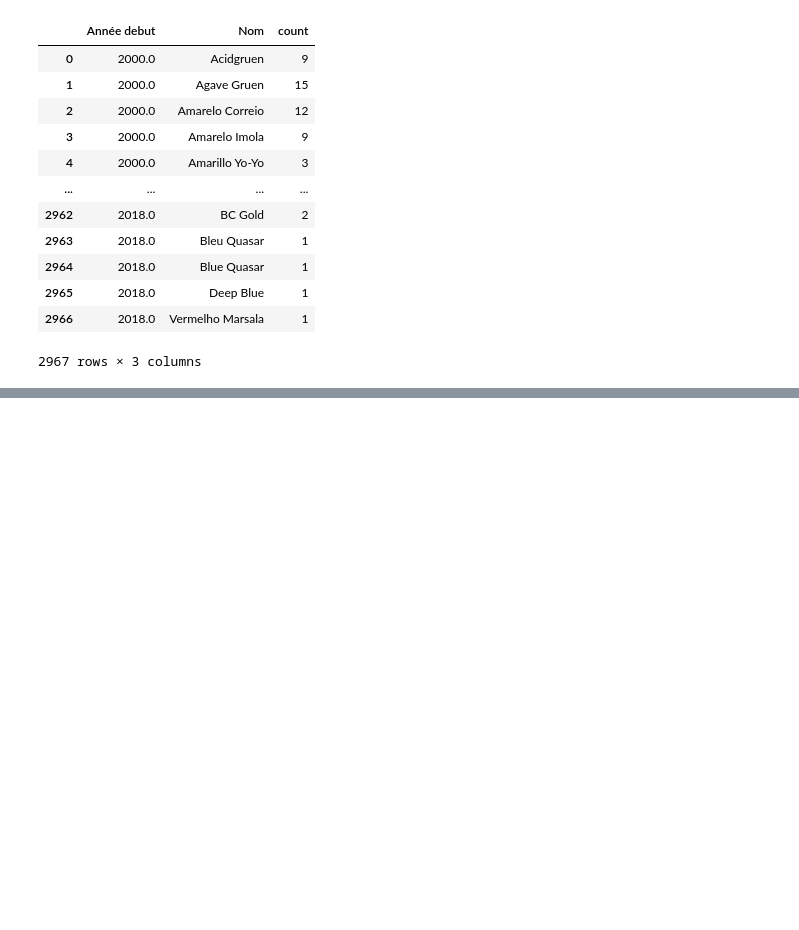
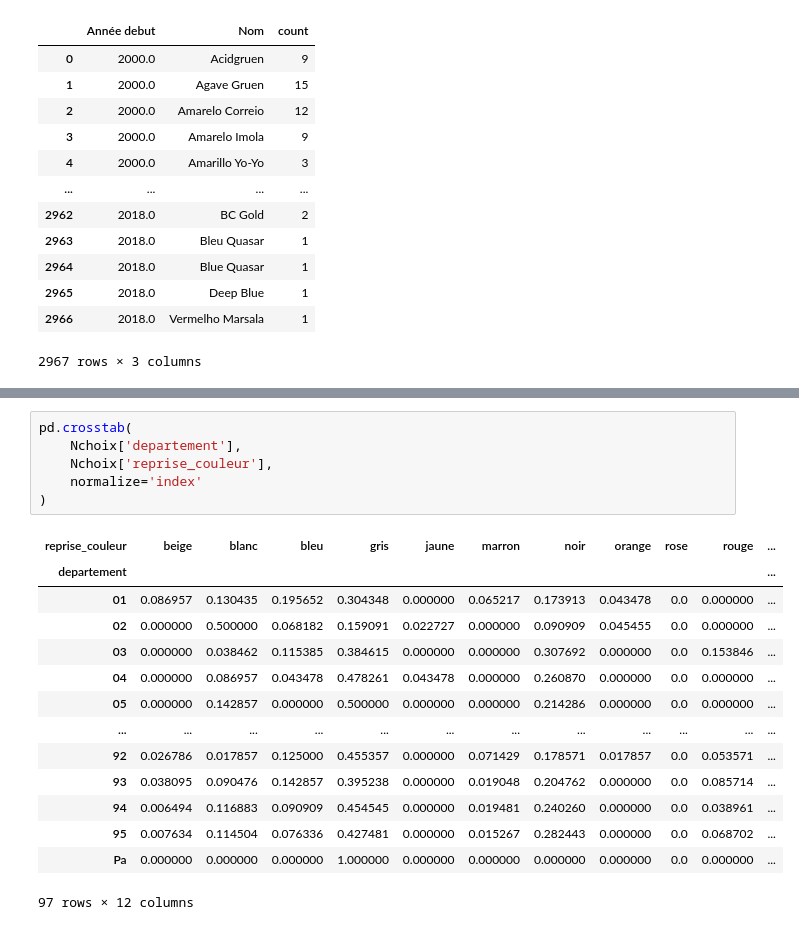
Before and after one commit to Melanie-Gomis/Marathon_du_web_couleurs_automobiles, a Jupyter notebook: Pole_Data.ipynb, the cells around one changed output, grey strips where cells are left out. Cells and saved outputs as stored; diff of their text form; blank space fills up the shorter version.

```diff
--- a/Pole_Data.ipynb
+++ b/Pole_Data.ipynb
@@ -164,0 +586,21 @@ fig.show()
+# %%
+pd.crosstab(
+    Nchoix['departement'],
+    Nchoix['reprise_couleur'],
+    normalize='index'
+)
+# %% [output]
+| reprise_couleur | beige | blanc | bleu | gris | jaune | marron | noir | orange | rose | rouge | ... |
+| departement |  |  |  |  |  |  |  |  |  |  | ... |
+| 01 | 0.086957 | 0.130435 | 0.195652 | 0.304348 | 0.000000 | 0.065217 | 0.173913 | 0.043478 | 0.0 | 0.000000 | ... |
+| 02 | 0.000000 | 0.500000 | 0.068182 | 0.159091 | 0.022727 | 0.000000 | 0.090909 | 0.045455 | 0.0 | 0.000000 | ... |
+| 03 | 0.000000 | 0.038462 | 0.115385 | 0.384615 | 0.000000 | 0.000000 | 0.307692 | 0.000000 | 0.0 | 0.153846 | ... |
+| 04 | 0.000000 | 0.086957 | 0.043478 | 0.478261 | 0.043478 | 0.000000 | 0.260870 | 0.000000 | 0.0 | 0.000000 | ... |
+| 05 | 0.000000 | 0.142857 | 0.000000 | 0.500000 | 0.000000 | 0.000000 | 0.214286 | 0.000000 | 0.0 | 0.000000 | ... |
+| ... | ... | ... | ... | ... | ... | ... | ... | ... | ... | ... | ... |
+| 92 | 0.026786 | 0.017857 | 0.125000 | 0.455357 | 0.000000 | 0.071429 | 0.178571 | 0.017857 | 0.0 | 0.053571 | ... |
+| 93 | 0.038095 | 0.090476 | 0.142857 | 0.395238 | 0.000000 | 0.019048 | 0.204762 | 0.000000 | 0.0 | 0.085714 | ... |
+| 94 | 0.006494 | 0.116883 | 0.090909 | 0.454545 | 0.000000 | 0.019481 | 0.240260 | 0.000000 | 0.0 | 0.038961 | ... |
+| 95 | 0.007634 | 0.114504 | 0.076336 | 0.427481 | 0.000000 | 0.015267 | 0.282443 | 0.000000 | 0.0 | 0.068702 | ... |
+| Pa | 0.000000 | 0.000000 | 0.000000 | 1.000000 | 0.000000 | 0.000000 | 0.000000 | 0.000000 | 0.0 | 0.000000 | ... |
+97 rows × 12 columns
```
Also changed, not shown: parts of 68 cells of this notebook.
